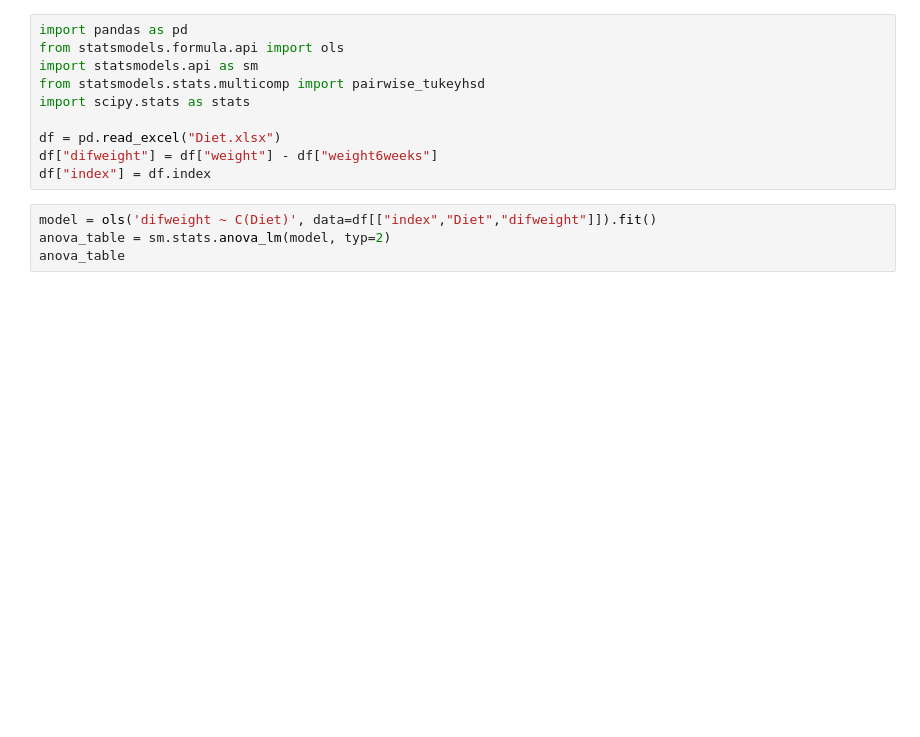
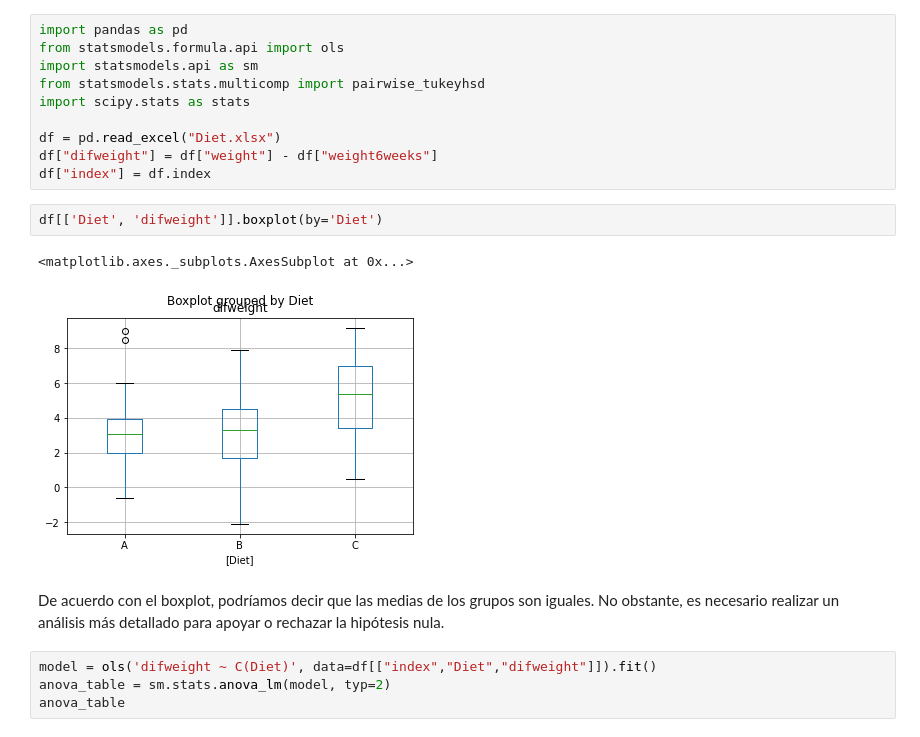
Before and after one commit to omalagon/cda-hurtos-colombia, a Jupyter notebook: Taller ANOVA/Anova.ipynb, the cells around one changed output. Saved outputs shown, nothing was run; the diff lists cells and outputs as text; blank space fills up the shorter version.

Commit message:
Boxplot

```diff
--- a/Taller ANOVA/Anova.ipynb
+++ b/Taller ANOVA/Anova.ipynb
@@ -40,6 +40,13 @@ import scipy.stats as stats
 df = pd.read_excel("Diet.xlsx")
 df["difweight"] = df["weight"] - df["weight6weeks"]
 df["index"] = df.index
+# %%
+df[['Diet', 'difweight']].boxplot(by='Diet')
+# %% [output]
+<matplotlib.axes._subplots.AxesSubplot at 0x...>
+[figure, added]
+# %% [markdown]
+De acuerdo con el boxplot, podríamos decir que las medias de los grupos son iguales. No obstante, es necesario realizar un análisis más detallado para apoyar o rechazar la hipótesis nula.
 # %%
 model = ols('difweight ~ C(Diet)', data=df[["index","Diet","difweight"]]).fit()
 anova_table = sm.stats.anova_lm(model, typ=2)
```
Also changed, not shown: parts of 1 cell of this notebook, 2 other files.
